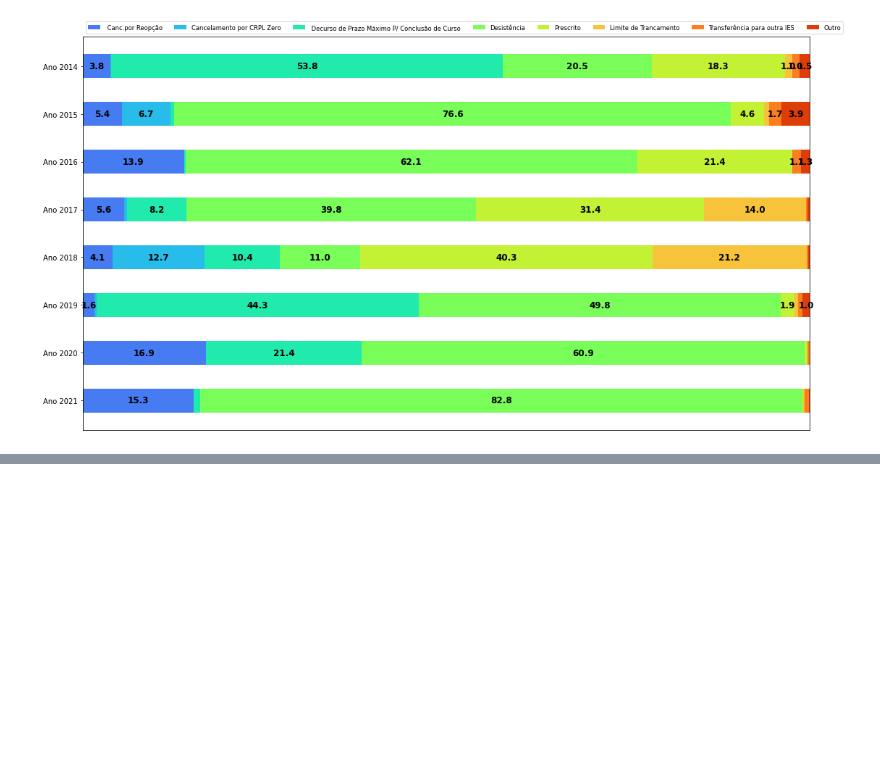
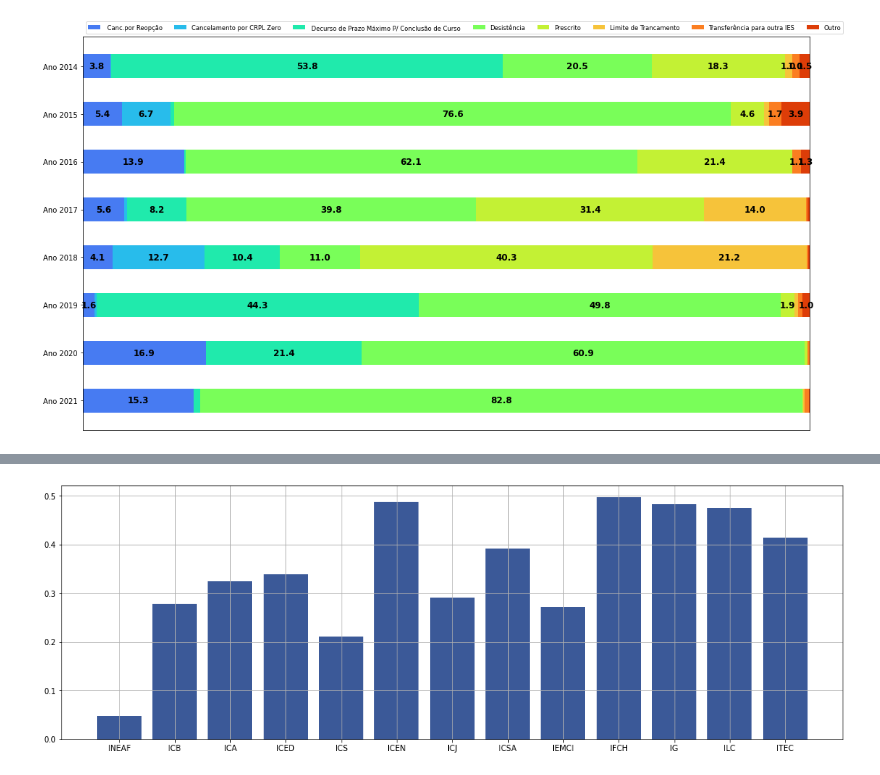
Before and after one commit to gabrielcoout/Analise_Evasao, a Jupyter notebook: Data_Analysis_Institute.ipynb, the cells around one changed output, grey strips where cells are left out. Cells and saved outputs as stored; diff of their text form; code cells hidden in the pictures; blank space fills up the shorter version.

```diff
--- a/Data_Analysis_Institute.ipynb
+++ b/Data_Analysis_Institute.ipynb
@@ -260,0 +342,30 @@ plt.show()
+# %%
+series_total = pd.Series(np.ones(13),index=siglas)
+i=0
+for x, y in zip(df_inv.sum(),dic.values()):
+    series_total[i]=x/(y*len(xyear))
+    i+=1
+# %%
+fig = plt.figure(figsize=(18,6))
+
+colors = ['#ff6961',
+'#ffb480',
+'#f8f38d',
+'#42d6a4',
+'#08cad1',
+'#59adf6',
+'#9d94ff',
+'#c780e8']
+
+ax = fig.add_subplot(1,1,1)
+
+ax.bar(x=siglas,height=series_total, color='#3b5998')
+
+name = 'Evasão Relativa por Instituto por Ano'
+ax.set_xticks(range(0,13))
+ax.set_xticklabels(siglas)
+ax.grid()
+# ax.text(0.2,0.43,r'$\frac{Nº\space de alunos evadidos}{2}$',fontsize=14)
+plt.show()
+# %% [output]
+[figure, added]
```
Also changed, not shown: parts of 10 cells of this notebook, 17 other files.
